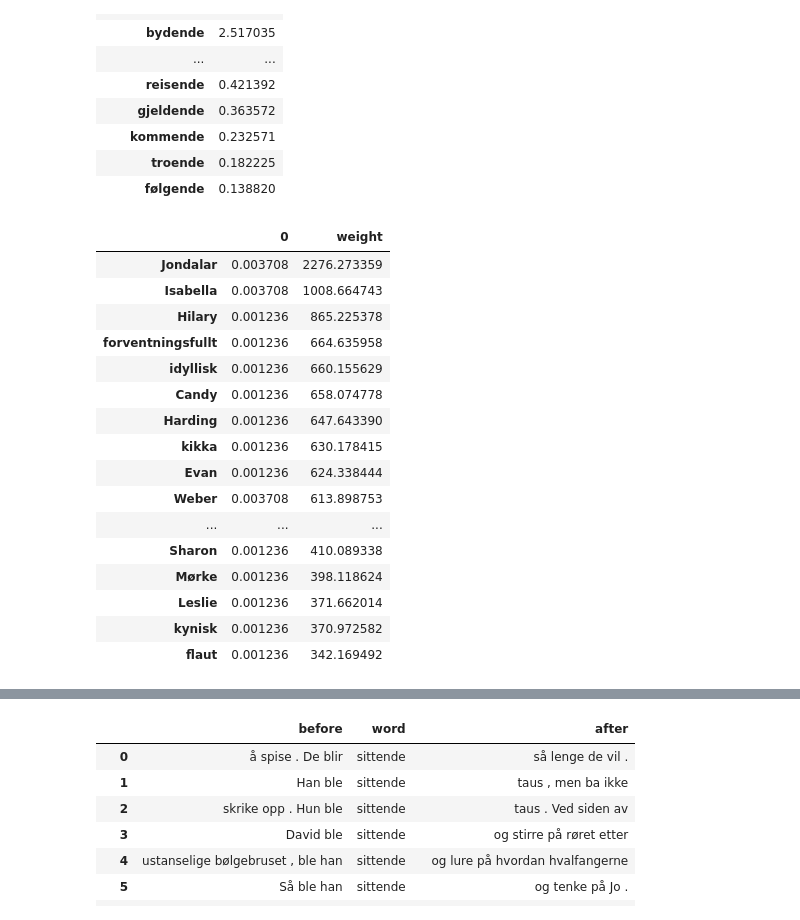
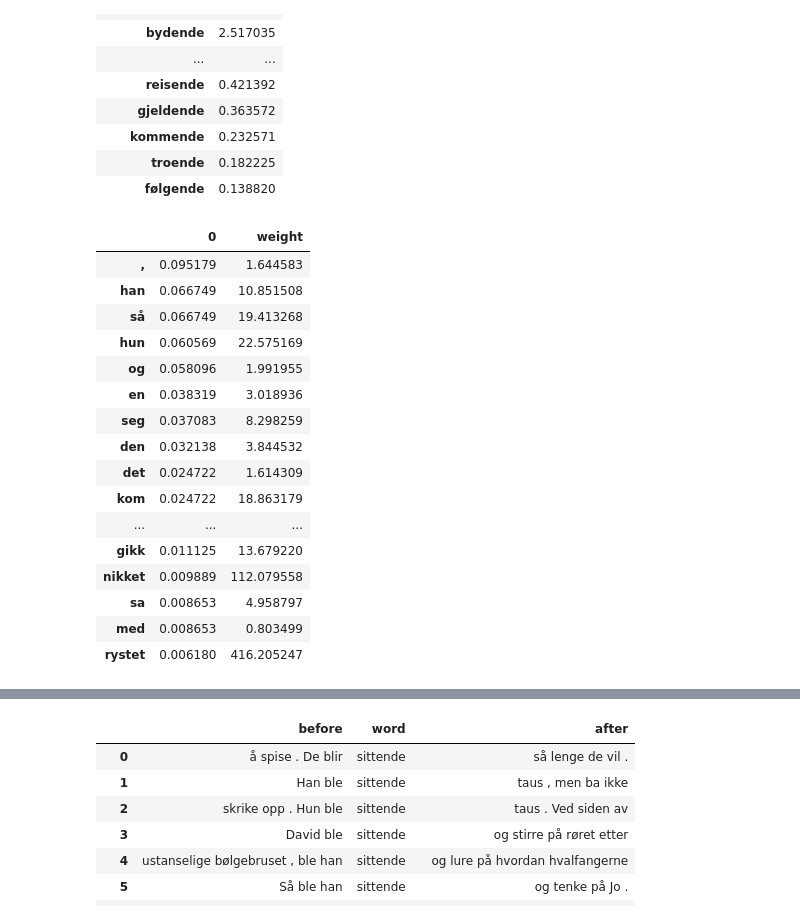
Before and after one commit to Yoonsen/Oversettelse, a Jupyter notebook: oversettelse_analyse_MONS-mandag-25.ipynb, the cells around one changed output, grey strips where cells are left out. Saved outputs shown, nothing was run; the diff lists cells and outputs as text; code cells hidden in the pictures.

```diff
--- a/oversettelse_analyse_MONS-mandag-25.ipynb
+++ b/oversettelse_analyse_MONS-mandag-25.ipynb
@@ -760,22 +820,22 @@ collbefore_nob, collafter_nob = pmi(collbefore_nob, collafter_nob, TOT, exp=1.)
 # %%
 collbefore, collafter = pmi(collbefore, collafter, TOT, exp=1.05)
 # %%
-collbefore['smilende'].sort_values(by='weight', ascending=False)[:20]
+collbefore['smilende'].sort_values(by=0, ascending=False)[:20]
 # %% [output]
 |  | 0 | weight |
-| Jondalar | 0.003708 | 2276.273359 |
-| Isabella | 0.003708 | 1008.664743 |
-| Hilary | 0.001236 | 865.225378 |
-| forventningsfullt | 0.001236 | 664.635958 |
-| idyllisk | 0.001236 | 660.155629 |
-| Candy | 0.001236 | 658.074778 |
-| Harding | 0.001236 | 647.643390 |
-| kikka | 0.001236 | 630.178415 |
-| Evan | 0.001236 | 624.338444 |
-| Weber | 0.003708 | 613.898753 |
+| , | 0.095179 | 1.644583 |
+| han | 0.066749 | 10.851508 |
+| så | 0.066749 | 19.413268 |
+| hun | 0.060569 | 22.575169 |
+| og | 0.058096 | 1.991955 |
+| en | 0.038319 | 3.018936 |
+| seg | 0.037083 | 8.298259 |
+| den | 0.032138 | 3.844532 |
+| det | 0.024722 | 1.614309 |
+| kom | 0.024722 | 18.863179 |
 | ... | ... | ... |
-| Sharon | 0.001236 | 410.089338 |
-| Mørke | 0.001236 | 398.118624 |
-| Leslie | 0.001236 | 371.662014 |
-| kynisk | 0.001236 | 370.972582 |
-| flaut | 0.001236 | 342.169492 |
+| gikk | 0.011125 | 13.679220 |
+| nikket | 0.009889 | 112.079558 |
+| sa | 0.008653 | 4.958797 |
+| med | 0.008653 | 0.803499 |
+| rystet | 0.006180 | 416.205247 |
```
Also changed, not shown: parts of 9 cells of this notebook, 7 other files.
